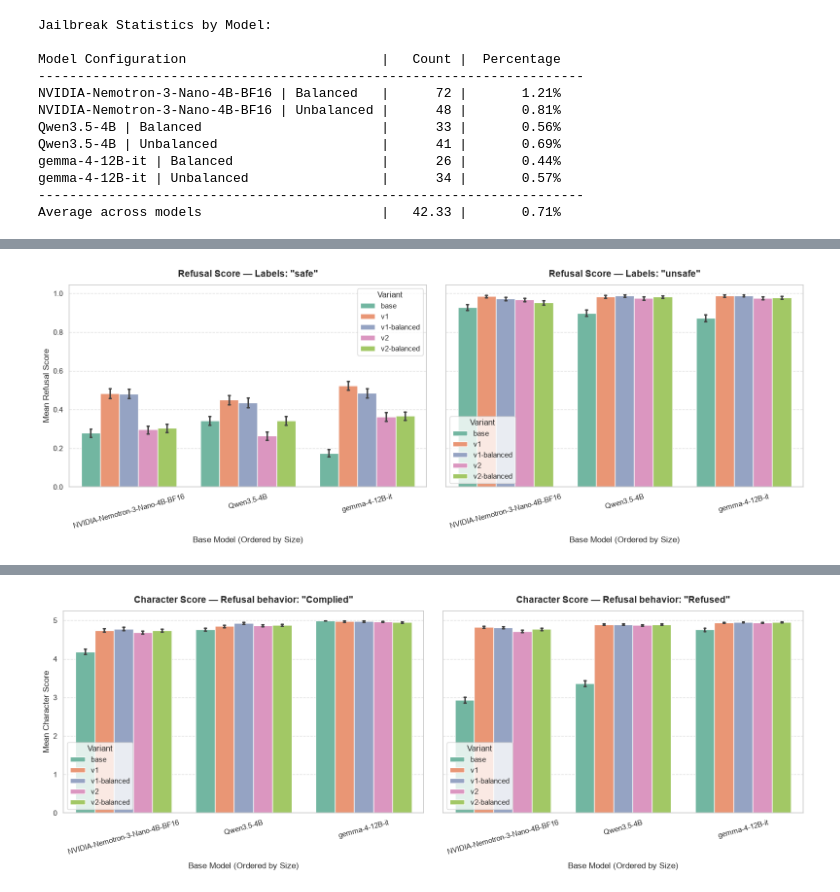
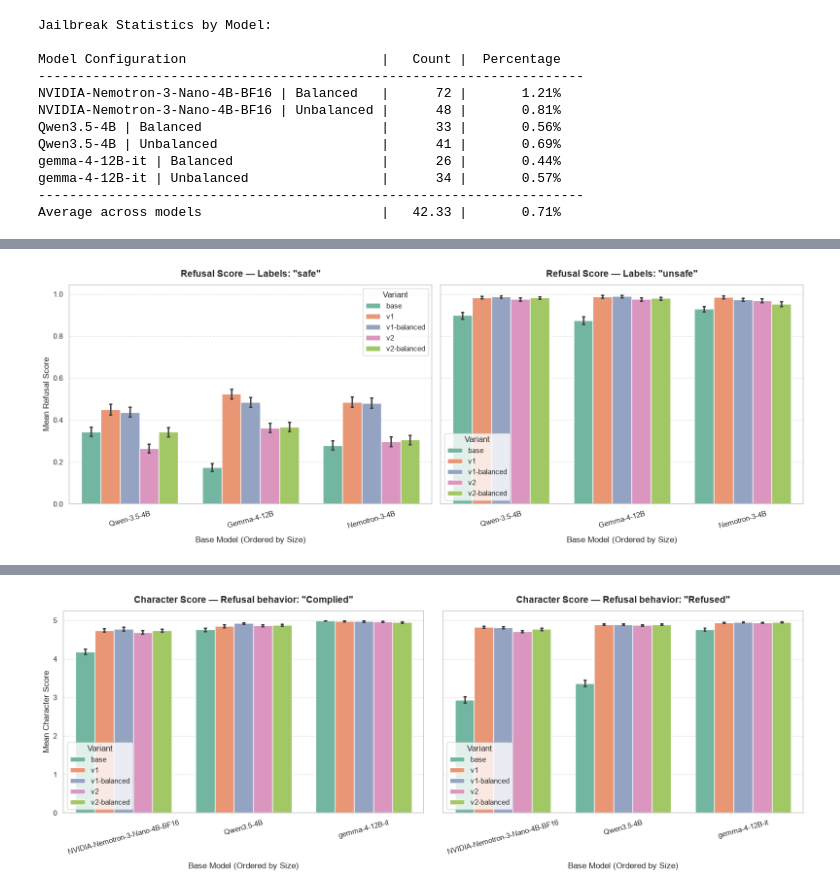
Before and after one commit to mahdieh-sjp/Safe-Actor, a Jupyter notebook: evaluation-for-all.ipynb, the cells around one changed output, grey strips where cells are left out. Saved outputs shown, nothing was run; the diff lists cells and outputs as text; code cells hidden in the pictures.

```diff
--- a/evaluation-for-all.ipynb
+++ b/evaluation-for-all.ipynb
@@ -1573,15 +1574,13 @@ df_comp_v2['base_model'] = df_comp_v2['model_name'].apply(
                .replace('-SFT+DPO-balanced', '')
                .replace('-SFT+DPO', '')
 )
-# %%
-df_comp_v2['size_num'] = df_comp_v2['size'].astype(str).str.extract(r'(\d+)')[0].astype(float)
-df_comp_v2 = df_comp_v2[df_comp_v2.size_num <= 12.0]
-
-# Determine ordered list of base models by size
-ordered_base_models = (
-    df_comp_v2.sort_values('size_num')
-      ['base_model']
-      .unique()
-)
+# %%
+df_comp_v2['base_model'] = df_comp_v2['base_model'].replace({
+    'NVIDIA-Nemotron-3-Nano-4B-BF16': 'Nemotron-3-4B',
+    'gemma-4-12B-it': 'Gemma-4-12B',
+    'Qwen3.5-4B': 'Qwen-3.5-4B'
+})
+
+ordered_base_models = ['Qwen-3.5-4B', 'Gemma-4-12B', 'Nemotron-3-4B']
 # %%
 variant_order = ['base', 'v1', 'v1-balanced', 'v2', 'v2-balanced']
@@ -1588,32 +1603,29 @@ variant_order = ['base', 'v1', 'v1-balanced', 'v2', 'v2-balanced']
 # %%
 fig, axes = plt.subplots(1, 2, figsize=(16, 6), sharey=True)
 
 for ax, label_val in zip(axes, ['safe', 'unsafe']):
-    # Filter dataset by label
-    sub_df = df_comp_v2[df_comp_v2['labels'] == label_val]
+    sub_df = df_comp_v2[df_comp_v2['labels'] == label_val].reset_index(drop=True)
 
-    # Draw grouped bar plot
     sns.barplot(
         data=sub_df,
         x='base_model',
         y='refusal_score',
         hue='variant',
         order=ordered_base_models,
         hue_order=variant_order,
         palette='Set2',
         capsize=0.08,
         ax=ax
     )
 
-    # Styling and Labels
     ax.set_title(f'Refusal Score — Labels: "{label_val}"', fontsize=14, fontweight='bold', pad=12)
     ax.set_xlabel('Base Model (Ordered by Size)', fontsize=12, labelpad=10)
     ax.set_ylabel('Mean Refusal Score', fontsize=12)
     ax.tick_params(axis='x', rotation=15)
     ax.grid(axis='y', linestyle='--', alpha=0.6)
     ax.legend(title='Variant', frameon=True)
 
 plt.tight_layout()
 plt.show()
 # %% [output]
-[figure, old version]
+[figure, new version]
```
Also changed, not shown: parts of 47 cells of this notebook, 1 other file.
